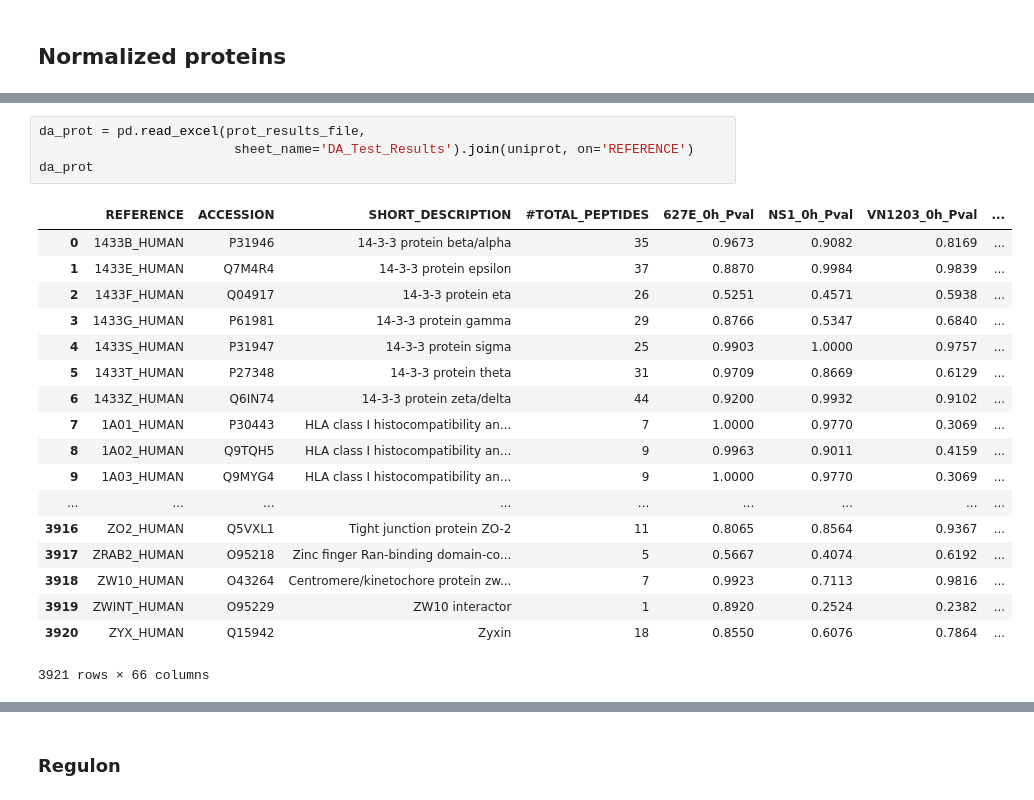
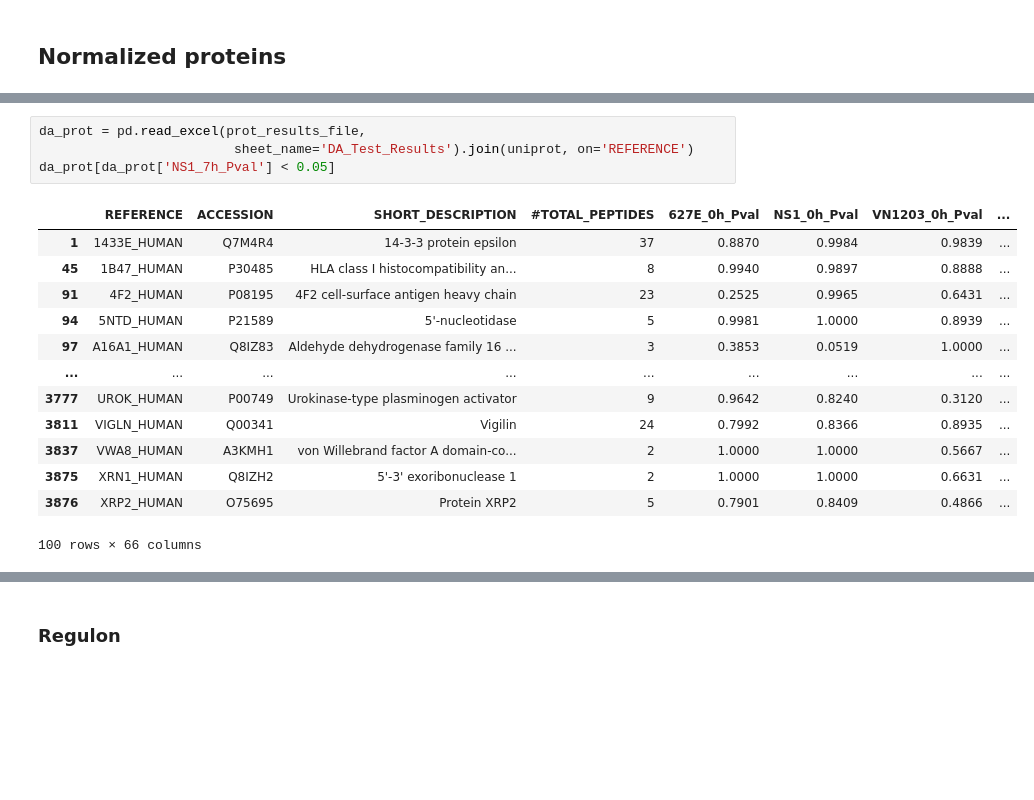
Before and after one commit to COVID-19-Causal-Reasoning/InfluenzaSBMLdemo, a Jupyter notebook: ICL103_to_CARNIVAL.ipynb, the cells around one changed output, grey strips where cells are left out. Saved outputs shown, nothing was run; the diff lists cells and outputs as text; blank space fills up the shorter version.

```diff
--- a/ICL103_to_CARNIVAL.ipynb
+++ b/ICL103_to_CARNIVAL.ipynb
@@ -649,23 +639,18 @@ norm_prot
 # %%
 da_prot = pd.read_excel(prot_results_file,
                          sheet_name='DA_Test_Results').join(uniprot, on='REFERENCE')
-da_prot
+da_prot[da_prot['NS1_7h_Pval'] < 0.05]
 # %% [output]
 |  | REFERENCE | ACCESSION | SHORT_DESCRIPTION | #TOTAL_PEPTIDES | 627E_0h_Pval | NS1_0h_Pval | VN1203_0h_Pval | ... |
-| 0 | 1433B_HUMAN | P31946 | 14-3-3 protein beta/alpha | 35 | 0.9673 | 0.9082 | 0.8169 | ... |
 | 1 | 1433E_HUMAN | Q7M4R4 | 14-3-3 protein epsilon | 37 | 0.8870 | 0.9984 | 0.9839 | ... |
-| 2 | 1433F_HUMAN | Q04917 | 14-3-3 protein eta | 26 | 0.5251 | 0.4571 | 0.5938 | ... |
-| 3 | 1433G_HUMAN | P61981 | 14-3-3 protein gamma | 29 | 0.8766 | 0.5347 | 0.6840 | ... |
-| 4 | 1433S_HUMAN | P31947 | 14-3-3 protein sigma | 25 | 0.9903 | 1.0000 | 0.9757 | ... |
-| 5 | 1433T_HUMAN | P27348 | 14-3-3 protein theta | 31 | 0.9709 | 0.8669 | 0.6129 | ... |
-| 6 | 1433Z_HUMAN | Q6IN74 | 14-3-3 protein zeta/delta | 44 | 0.9200 | 0.9932 | 0.9102 | ... |
-| 7 | 1A01_HUMAN | P30443 | HLA class I histocompatibility an... | 7 | 1.0000 | 0.9770 | 0.3069 | ... |
-| 8 | 1A02_HUMAN | Q9TQH5 | HLA class I histocompatibility an... | 9 | 0.9963 | 0.9011 | 0.4159 | ... |
-| 9 | 1A03_HUMAN | Q9MYG4 | HLA class I histocompatibility an... | 9 | 1.0000 | 0.9770 | 0.3069 | ... |
+| 45 | 1B47_HUMAN | P30485 | HLA class I histocompatibility an... | 8 | 0.9940 | 0.9897 | 0.8888 | ... |
+| 91 | 4F2_HUMAN | P08195 | 4F2 cell-surface antigen heavy chain | 23 | 0.2525 | 0.9965 | 0.6431 | ... |
+| 94 | 5NTD_HUMAN | P21589 | 5'-nucleotidase | 5 | 0.9981 | 1.0000 | 0.8939 | ... |
+| 97 | A16A1_HUMAN | Q8IZ83 | Aldehyde dehydrogenase family 16 ... | 3 | 0.3853 | 0.0519 | 1.0000 | ... |
 | ... | ... | ... | ... | ... | ... | ... | ... | ... |
-| 3916 | ZO2_HUMAN | Q5VXL1 | Tight junction protein ZO-2 | 11 | 0.8065 | 0.8564 | 0.9367 | ... |
-| 3917 | ZRAB2_HUMAN | O95218 | Zinc finger Ran-binding domain-co... | 5 | 0.5667 | 0.4074 | 0.6192 | ... |
-| 3918 | ZW10_HUMAN | O43264 | Centromere/kinetochore protein zw... | 7 | 0.9923 | 0.7113 | 0.9816 | ... |
-| 3919 | ZWINT_HUMAN | O95229 | ZW10 interactor | 1 | 0.8920 | 0.2524 | 0.2382 | ... |
-| 3920 | ZYX_HUMAN | Q15942 | Zyxin | 18 | 0.8550 | 0.6076 | 0.7864 | ... |
+| 3777 | UROK_HUMAN | P00749 | Urokinase-type plasminogen activator | 9 | 0.9642 | 0.8240 | 0.3120 | ... |
+| 3811 | VIGLN_HUMAN | Q00341 | Vigilin | 24 | 0.7992 | 0.8366 | 0.8935 | ... |
+| 3837 | VWA8_HUMAN | A3KMH1 | von Willebrand factor A domain-co... | 2 | 1.0000 | 1.0000 | 0.5667 | ... |
+| 3875 | XRN1_HUMAN | Q8IZH2 | 5'-3' exoribonuclease 1 | 2 | 1.0000 | 1.0000 | 0.6631 | ... |
+| 3876 | XRP2_HUMAN | O75695 | Protein XRP2 | 5 | 0.7901 | 0.8409 | 0.4866 | ... |
-3921 rows × 66 columns
+100 rows × 66 columns
```
Also changed, not shown: parts of 13 cells of this notebook, 49 other files.
